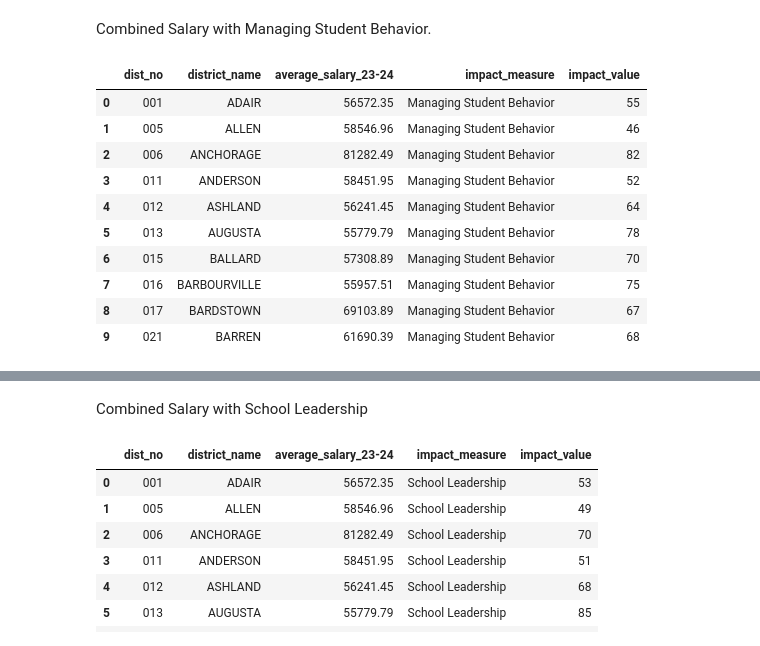
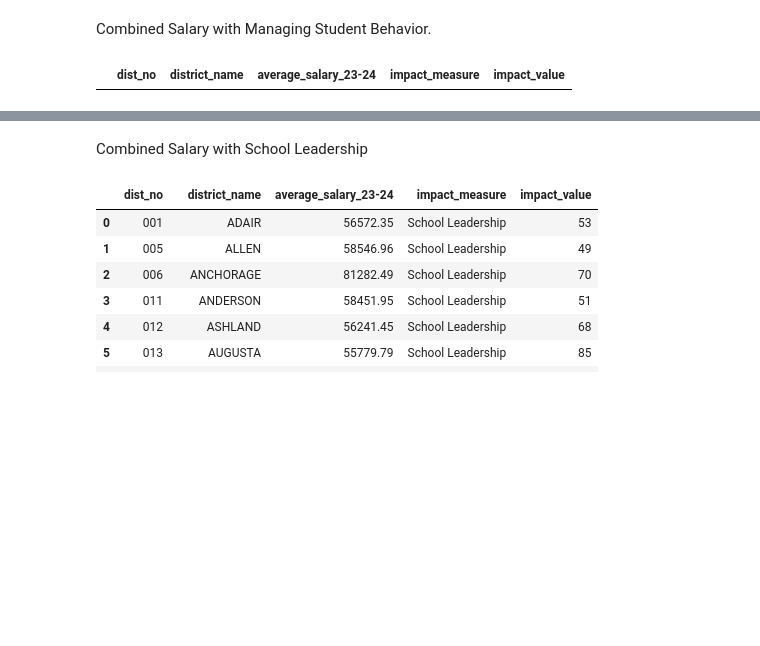
Before and after one commit to LucyHCollins/Teacher_Turnover, a Jupyter notebook: Teacher_Turnover.ipynb, the cells around one changed output, grey strips where cells are left out. Drawn from its saved outputs; the diff is of its cells as text; code cells hidden in the pictures; blank space fills up the shorter version.

```diff
--- a/Teacher_Turnover.ipynb
+++ b/Teacher_Turnover.ipynb
@@ -348,29 +349,19 @@ Combined Salary with Managing Student Behavior.
 # %%
 query = """
 SELECT
     s.*,
-    c."Impact Measure",
-    c."Impact Value"
+    c."impact_measure",
+    c."impact_value"
 FROM salary s
 JOIN conditions c
-    ON s."Dist No" = c."District Number"
-WHERE c."School Name" = 'All Schools' AND c."Impact Measure" = 'Managing Student Behavior'
+    ON s."dist_no" = c."district_number"
+WHERE c."school_name" = 'all_schools' AND c."impact_measure" = 'managing_student_behavior'
 """
 result_behavior = pd.read_sql_query(query, conn)
 result_behavior = clean_column_titles(result_behavior)
 result_behavior.head(10)
 # %% [output]
 |  | dist_no | district_name | average_salary_23-24 | impact_measure | impact_value |
-| 0 | 001 | ADAIR | 56572.35 | Managing Student Behavior | 55 |
-| 1 | 005 | ALLEN | 58546.96 | Managing Student Behavior | 46 |
-| 2 | 006 | ANCHORAGE | 81282.49 | Managing Student Behavior | 82 |
-| 3 | 011 | ANDERSON | 58451.95 | Managing Student Behavior | 52 |
-| 4 | 012 | ASHLAND | 56241.45 | Managing Student Behavior | 64 |
-| 5 | 013 | AUGUSTA | 55779.79 | Managing Student Behavior | 78 |
-| 6 | 015 | BALLARD | 57308.89 | Managing Student Behavior | 70 |
-| 7 | 016 | BARBOURVILLE | 55957.51 | Managing Student Behavior | 75 |
-| 8 | 017 | BARDSTOWN | 69103.89 | Managing Student Behavior | 67 |
-| 9 | 021 | BARREN | 61690.39 | Managing Student Behavior | 68 |
 # %%
 result_behavior.to_csv("combined_salary_behavior.csv", index=False)
 # %%
```
Also changed, not shown: parts of 9 cells of this notebook, 6 other files.
